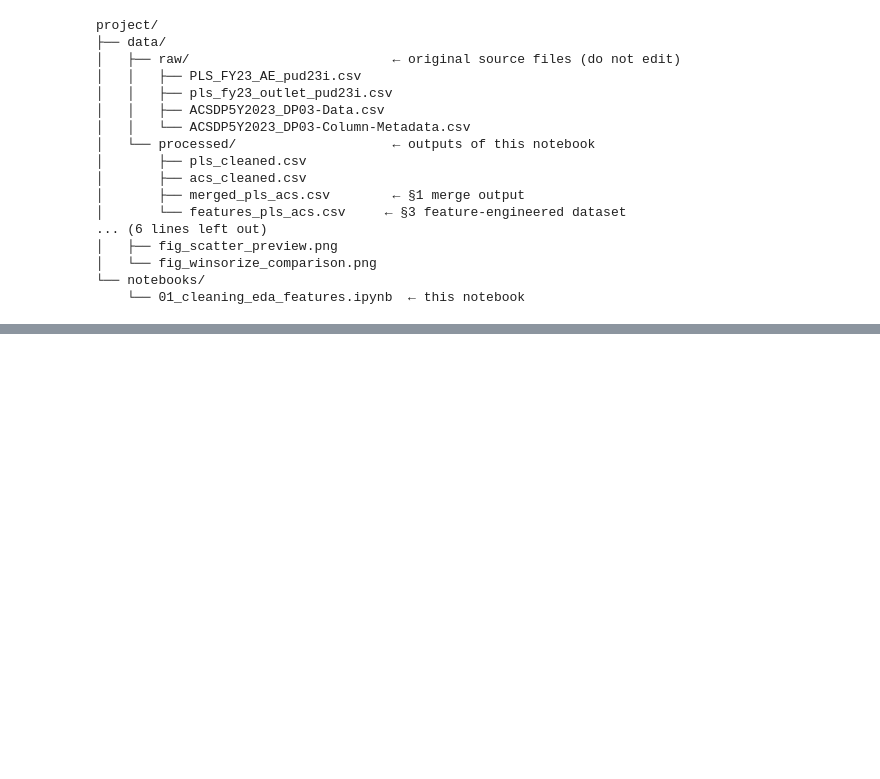
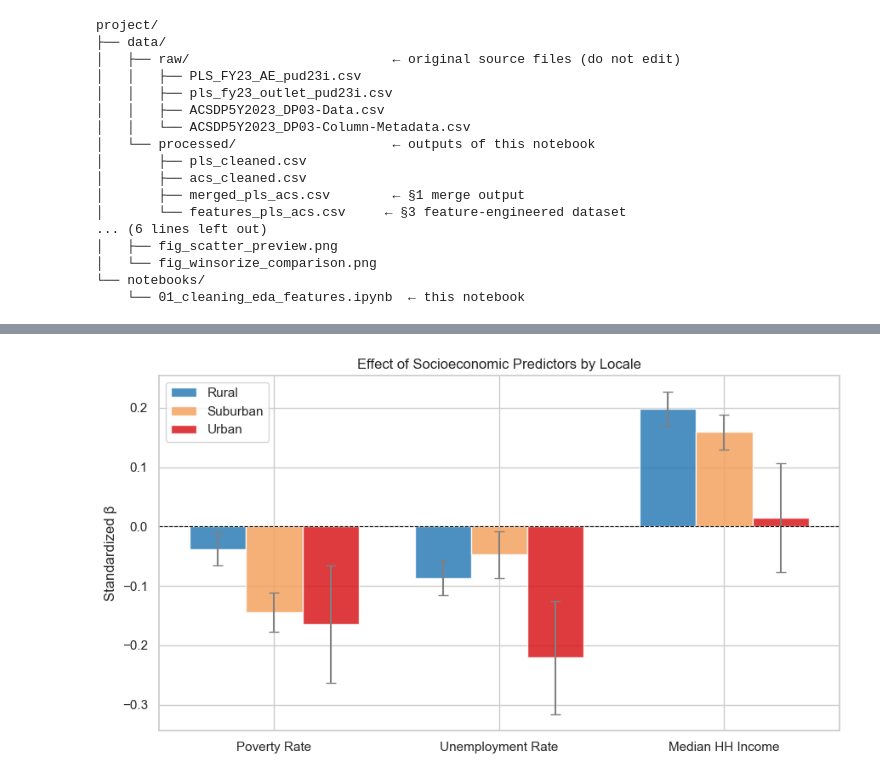
Before and after one commit to charlie-xliu/IS-477, a Jupyter notebook: library_analysis.ipynb, the cells around one changed output, grey strips where cells are left out. Saved outputs shown, nothing was run; the diff lists cells and outputs as text; code cells hidden in the pictures; blank space fills up the shorter version.

```diff
--- a/library_analysis.ipynb
+++ b/library_analysis.ipynb
@@ -1129,0 +1252,47 @@ project/
+# %%
+CORE_LABELS = {
+    "poverty_rate_all_pct":  "Poverty Rate",
+    "unemployment_rate_pct": "Unemployment Rate",
+    "median_hh_income":      "Median HH Income",
+}
+
+results = []
+for loc in ["Rural", "Suburban", "Urban"]:
+    sub = mdf[mdf["locale"] == loc][CORE_PREDS + [TARGET]].dropna()
+    model = sm.OLS(sub[TARGET], sm.add_constant(sub[CORE_PREDS])).fit(cov_type="HC3")
+    for pred in CORE_PREDS:
+        results.append({
+            "locale":    loc,
+            "predictor": CORE_LABELS[pred],
+            "coef":      model.params[pred],
+            "ci_lo":     model.conf_int().loc[pred, 0],
+            "ci_hi":     model.conf_int().loc[pred, 1],
+        })
+
+res_df = pd.DataFrame(results)
+# %%
+#Plot creation
+fig, ax = plt.subplots(figsize=(9, 5))
+colors = {"Rural": "#2c7bb6", "Suburban": "#f4a261", "Urban": "#d7191c"}
+width, offsets = 0.25, {"Rural": -0.25, "Suburban": 0, "Urban": 0.25}
+x = range(len(CORE_LABELS))
+
+for loc in ["Rural", "Suburban", "Urban"]:
+    sub = res_df[res_df["locale"] == loc]
+    pos = [i + offsets[loc] for i in x]
+    ax.bar(pos, sub["coef"], width, label=loc, color=colors[loc], alpha=0.85)
+    ax.errorbar(pos, sub["coef"],
+                yerr=[sub["coef"] - sub["ci_lo"], sub["ci_hi"] - sub["coef"]],
+                fmt="none", ecolor="gray", capsize=4)
+
+ax.set_xticks(list(x))
+ax.set_xticklabels(list(CORE_LABELS.values()))
+ax.axhline(0, color="black", lw=0.8, linestyle="--")
+ax.set_ylabel("Standardized β")
+ax.set_title("Effect of Socioeconomic Predictors by Locale")
+ax.legend()
+plt.tight_layout()
+plt.savefig("locale_comparison.png", dpi=130, bbox_inches="tight")
+plt.show()
+# %% [output]
+[figure, added]
```
Also changed, not shown: parts of 10 cells of this notebook, 3 other files.
